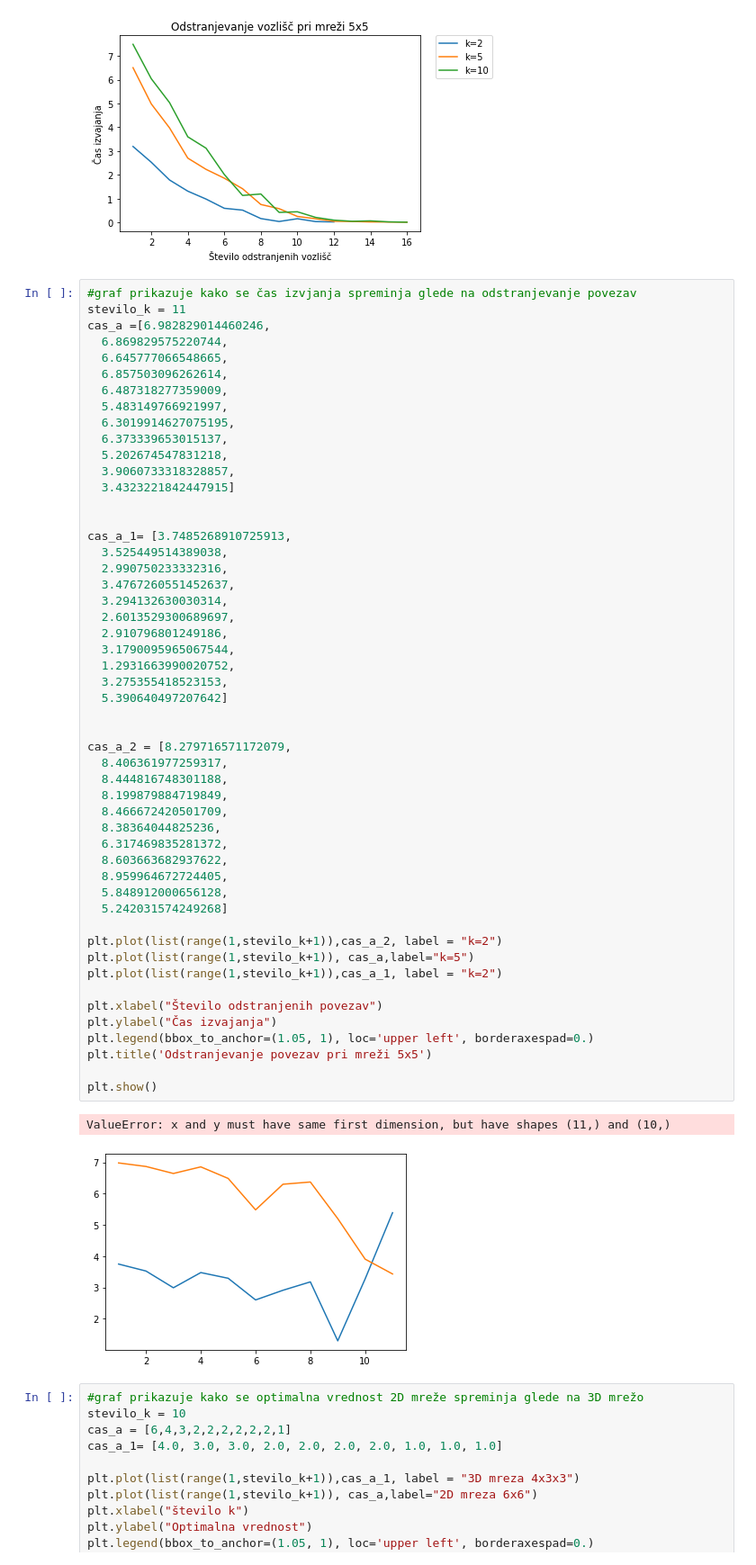
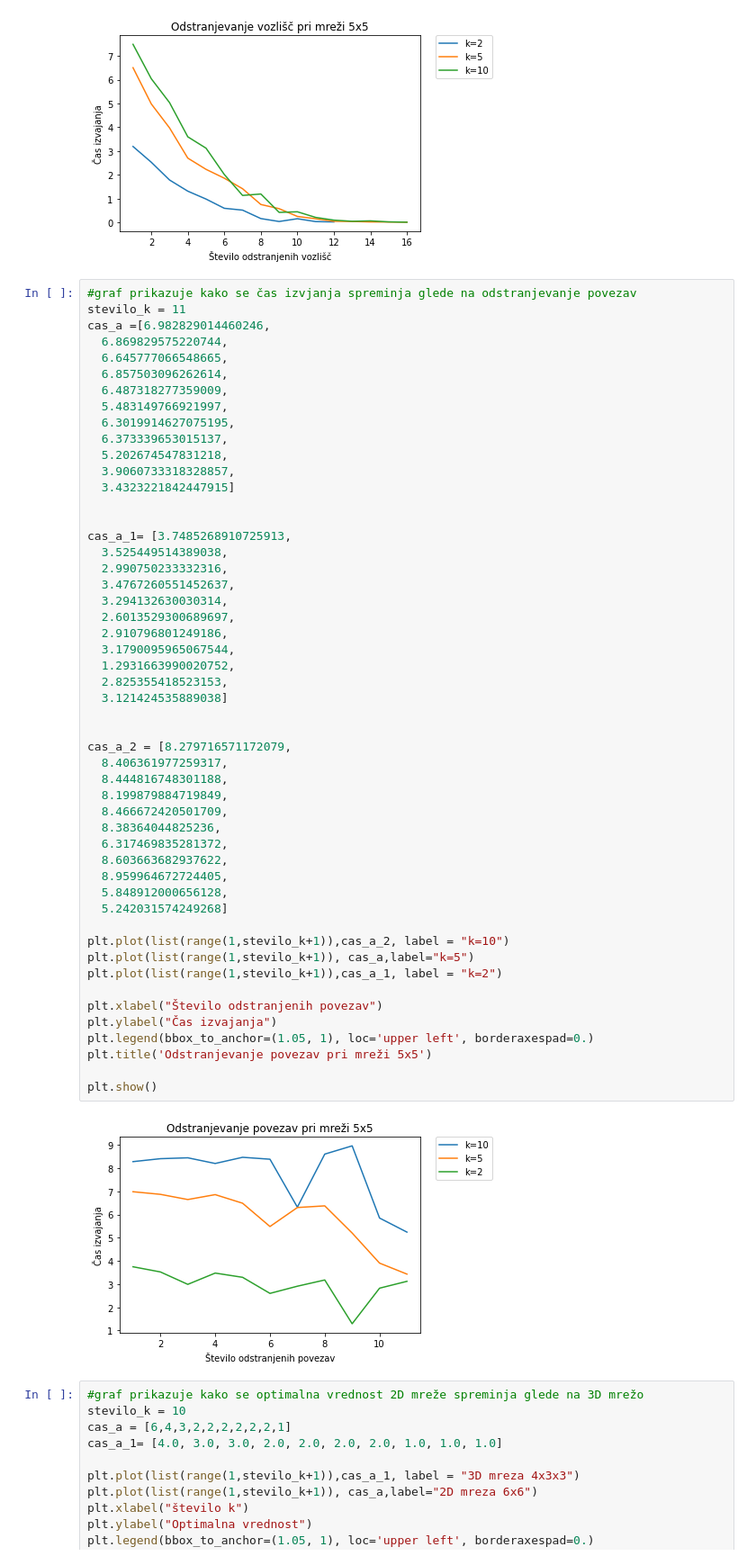
Before and after one commit to anjaplesec/k-center-problem, a Jupyter notebook: koda/grafi.ipynb, the cells around one changed output. Shown at 90% size. Saved outputs shown, nothing was run; the diff lists cells and outputs as text.

```diff
--- a/koda/grafi.ipynb
+++ b/koda/grafi.ipynb
@@ -137,38 +137,37 @@ cas_a_1= [3.7485268910725913,
   3.4767260551452637,
   3.294132630030314,
   2.6013529300689697,
   2.910796801249186,
   3.1790095965067544,
   1.2931663990020752,
-  3.275355418523153,
-  5.390640497207642]
+  2.825355418523153,
+  3.121424535889038]
 
 
 cas_a_2 = [8.279716571172079,
   8.406361977259317,
   8.444816748301188,
   8.199879884719849,
   8.466672420501709,
   8.38364044825236,
   6.317469835281372,
   8.603663682937622,
   8.959964672724405,
   5.848912000656128,
   5.242031574249268]
 
-plt.plot(list(range(1,stevilo_k+1)),cas_a_2, label = "k=2")
+plt.plot(list(range(1,stevilo_k+1)),cas_a_2, label = "k=10")
 plt.plot(list(range(1,stevilo_k+1)), cas_a,label="k=5")
 plt.plot(list(range(1,stevilo_k+1)),cas_a_1, label = "k=2")
 
 plt.xlabel("Število odstranjenih povezav")
 plt.ylabel("Čas izvajanja")
 plt.legend(bbox_to_anchor=(1.05, 1), loc='upper left', borderaxespad=0.)
 plt.title('Odstranjevanje povezav pri mreži 5x5')
 
 plt.show()
 # %% [output]
-ValueError: x and y must have same first dimension, but have shapes (11,) and (10,)
-[figure, old version]
+[figure, new version]
 # %%
 #graf prikazuje kako se optimalna vrednost 2D mreže spreminja glede na 3D mrežo
 stevilo_k = 10
```
Also changed, not shown: parts of 3 cells of this notebook, 10 other files.
